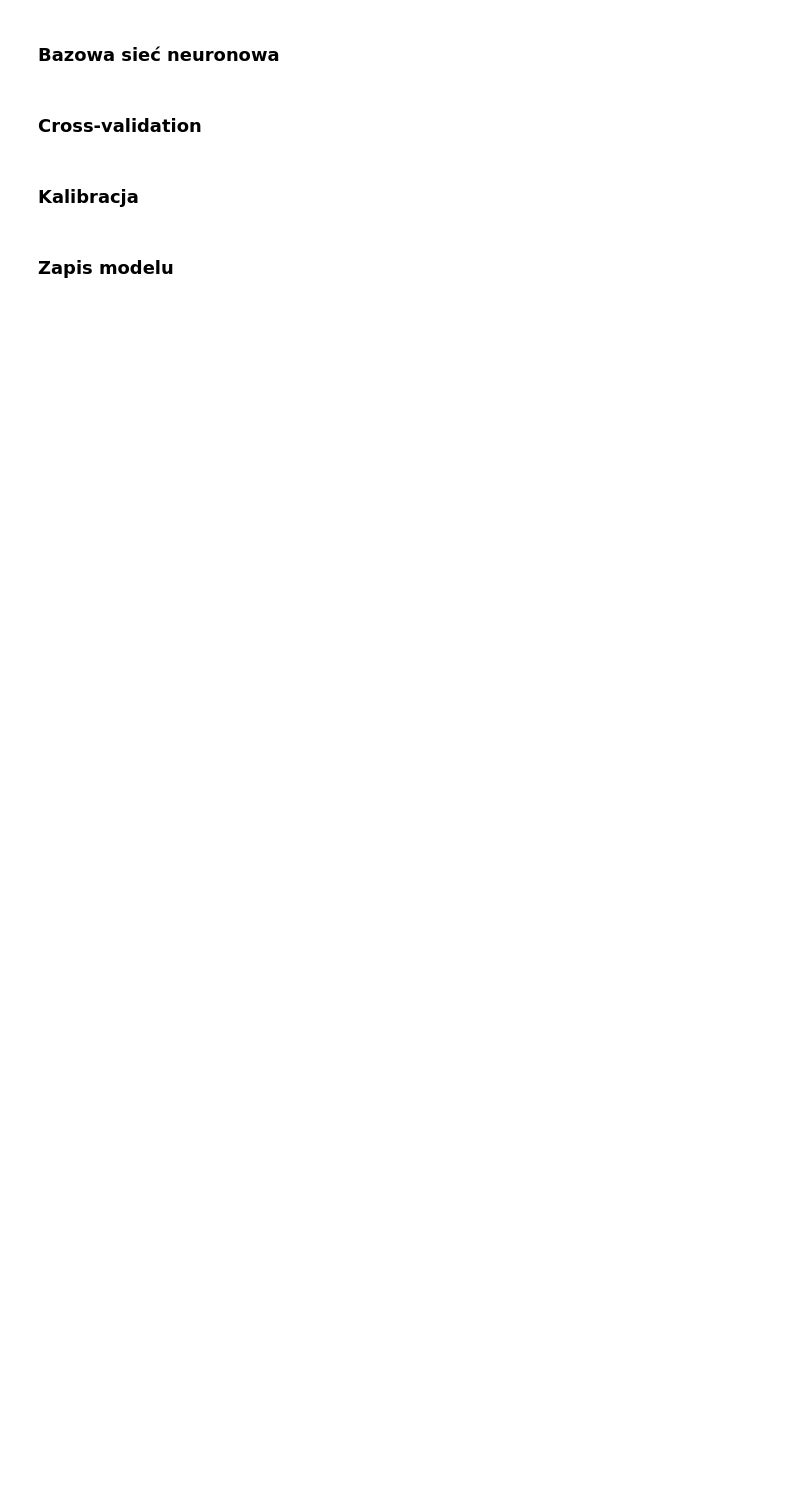
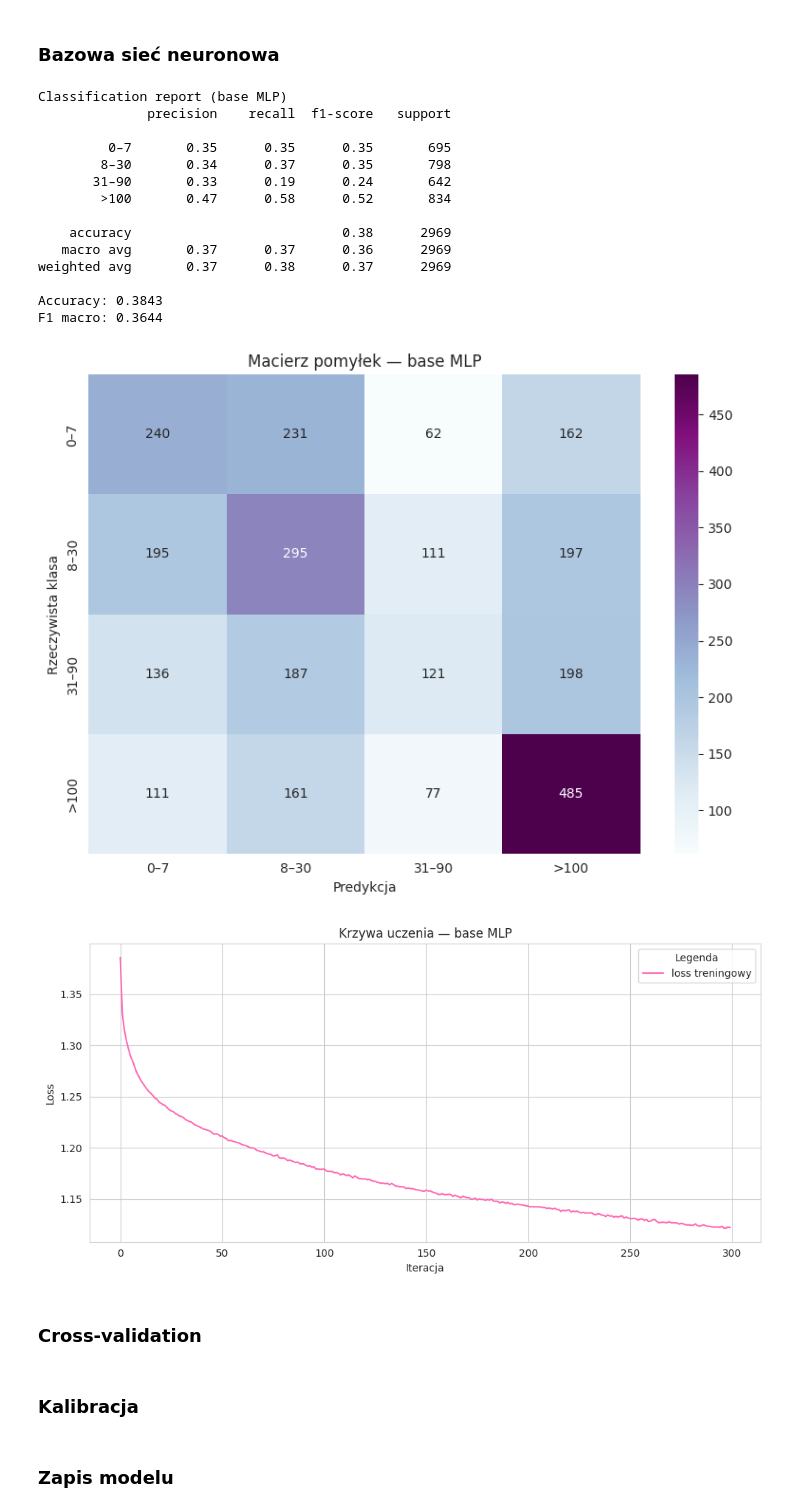
Before and after one commit to Carrie088/pet_adoption_ml, a Jupyter notebook: notebooks/06_neural_network.ipynb, the cells around one changed output. Saved outputs shown, nothing was run; the diff lists cells and outputs as text; code cells hidden in the pictures; blank space fills up the shorter version.

Commit message:
Add base MLP implementation

```diff
--- a/notebooks/06_neural_network.ipynb
+++ b/notebooks/06_neural_network.ipynb
@@ -79,5 +89,62 @@ print(f'X_test:  {X_test_scaled.shape}, y_test:  {y_test.shape}')
 # %% [markdown]
 ### Bazowa sieć neuronowa
+# %%
+nn_base = MLPClassifier(random_state=RANDOM_STATE, max_iter=300)
+nn_base.fit(X_train_scaled, y_train)
+
+y_pred_base = nn_base.predict(X_test_scaled)
+
+acc_base = accuracy_score(y_test, y_pred_base)
+f1_base = f1_score(y_test, y_pred_base, average='macro')
+
+print('Classification report (base MLP)')
+print(classification_report(y_test, y_pred_base, target_names=CLASS_NAMES))
+print(f'Accuracy: {acc_base:.4f}')
+print(f'F1 macro: {f1_base:.4f}')
+
+cm_base = confusion_matrix(y_test, y_pred_base, labels=CLASS_ORDER)
+
+plt.figure(figsize=(8, 6))
+sns.heatmap(
+    cm_base,
+    annot=True,
+    fmt='d',
+    cmap='BuPu',
+    xticklabels=CLASS_NAMES,
+    yticklabels=CLASS_NAMES,
+)
+plt.title('Macierz pomyłek — base MLP')
+plt.xlabel('Predykcja')
+plt.ylabel('Rzeczywista klasa')
+plt.tight_layout()
+plt.show()
+
+# Krzywa uczenia
+plt.figure(figsize=(10, 5))
+plt.plot(nn_base.loss_curve_, color='hotpink', label='loss treningowy')
+plt.title('Krzywa uczenia — base MLP')
+plt.xlabel('Iteracja')
+plt.ylabel('Loss')
+plt.legend(title='Legenda')
+plt.tight_layout()
+plt.show()
+# %% [output]
+Classification report (base MLP)
+              precision    recall  f1-score   support
+
+         0–7       0.35      0.35      0.35       695
+        8–30       0.34      0.37      0.35       798
+       31–90       0.33      0.19      0.24       642
+        >100       0.47      0.58      0.52       834
+
+    accuracy                           0.38      2969
+   macro avg       0.37      0.37      0.36      2969
+weighted avg       0.37      0.38      0.37      2969
+
+Accuracy: 0.3843
+F1 macro: 0.3644
+[figure, added]
+[figure, added]
 # %% [markdown]
 ### Cross-validation
 # %% [markdown]
```
Also changed, not shown: parts of 1 cell of this notebook.
